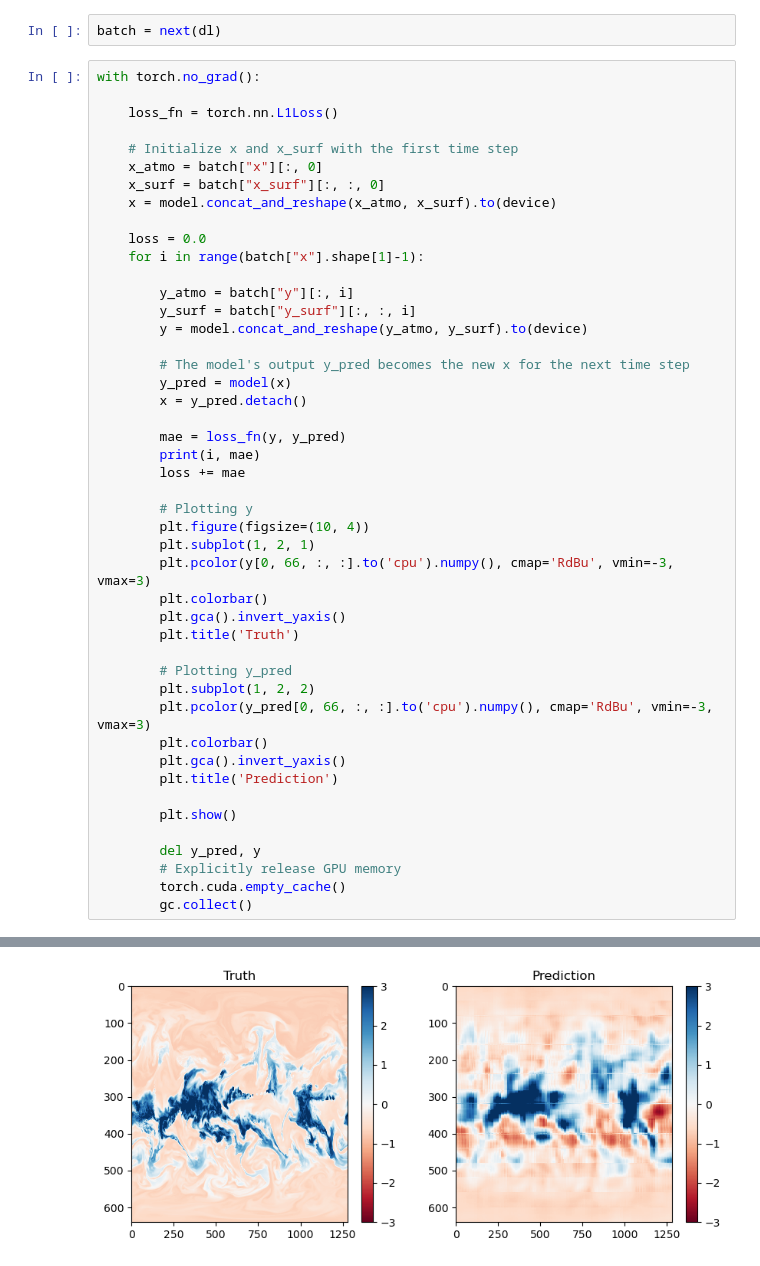
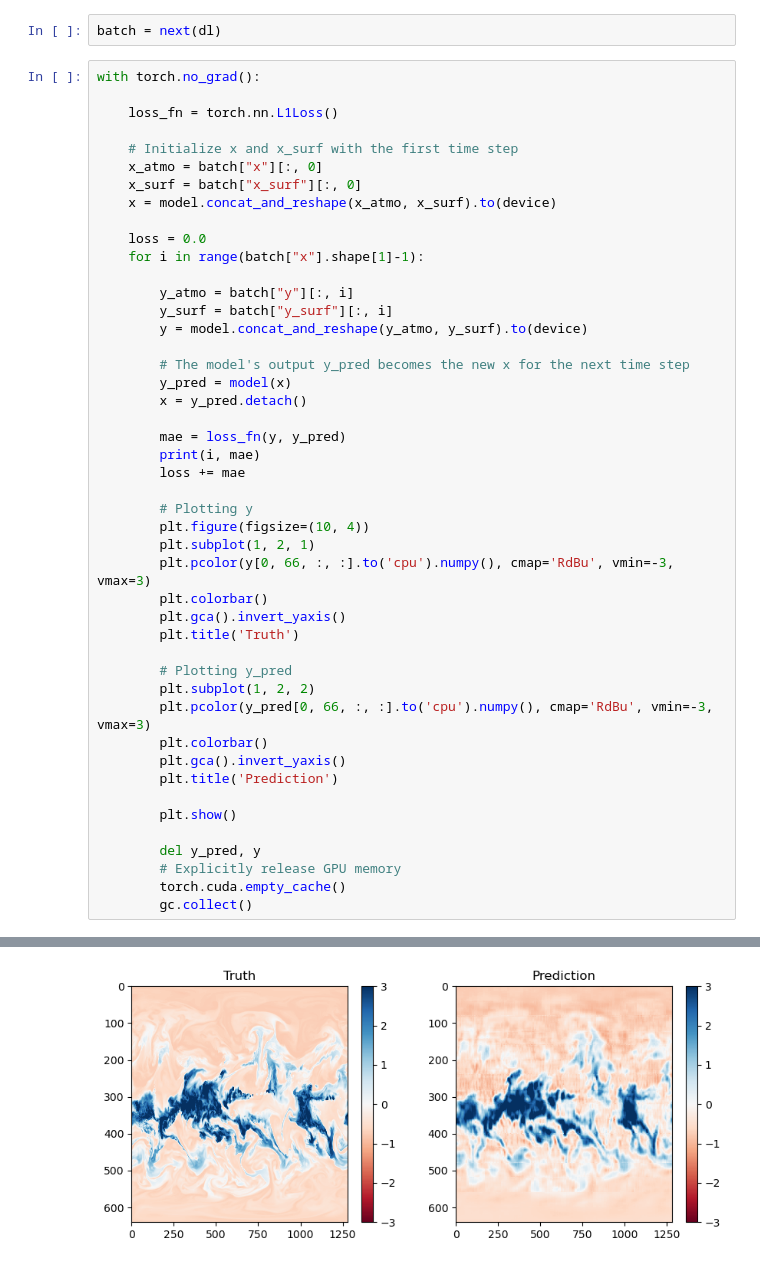
Before and after one commit to WillyChap/MLWPS, a Jupyter notebook: applications/rollout_vit2d.ipynb, the cells around one changed output, grey strips where cells are left out. Saved outputs shown, nothing was run; the diff lists cells and outputs as text.

```diff
--- a/applications/rollout_vit2d.ipynb
+++ b/applications/rollout_vit2d.ipynb
@@ -96,14 +96,14 @@ with torch.no_grad():
 
     # Initialize x and x_surf with the first time step
     x_atmo = batch["x"][:, 0]
-    x_surf = batch["x_surf"][:, :, 0]
+    x_surf = batch["x_surf"][:, 0]
     x = model.concat_and_reshape(x_atmo, x_surf).to(device)
 
     loss = 0.0
     for i in range(batch["x"].shape[1]-1):
 
         y_atmo = batch["y"][:, i]
-        y_surf = batch["y_surf"][:, :, i]
+        y_surf = batch["y_surf"][:, i]
         y = model.concat_and_reshape(y_atmo, y_surf).to(device)
 
         # The model's output y_pred becomes the new x for the next time step
@@ -150,4 +150,4 @@ with torch.no_grad():
-[figure, old version]
+[figure, new version]
 ... (6 outputs left out)
 # %%
 (batch["y"][:, 9] - batch["y"][:, 0]).mean()
```
Also changed, not shown: parts of 2 cells of this notebook.
